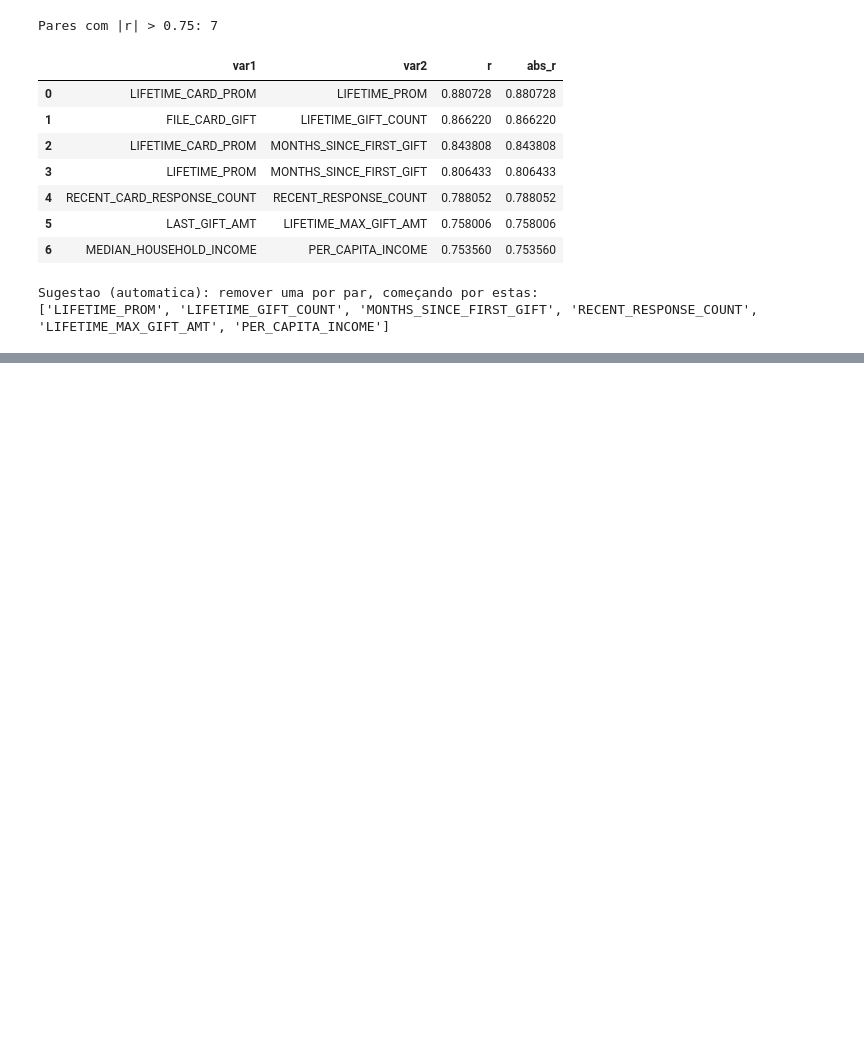
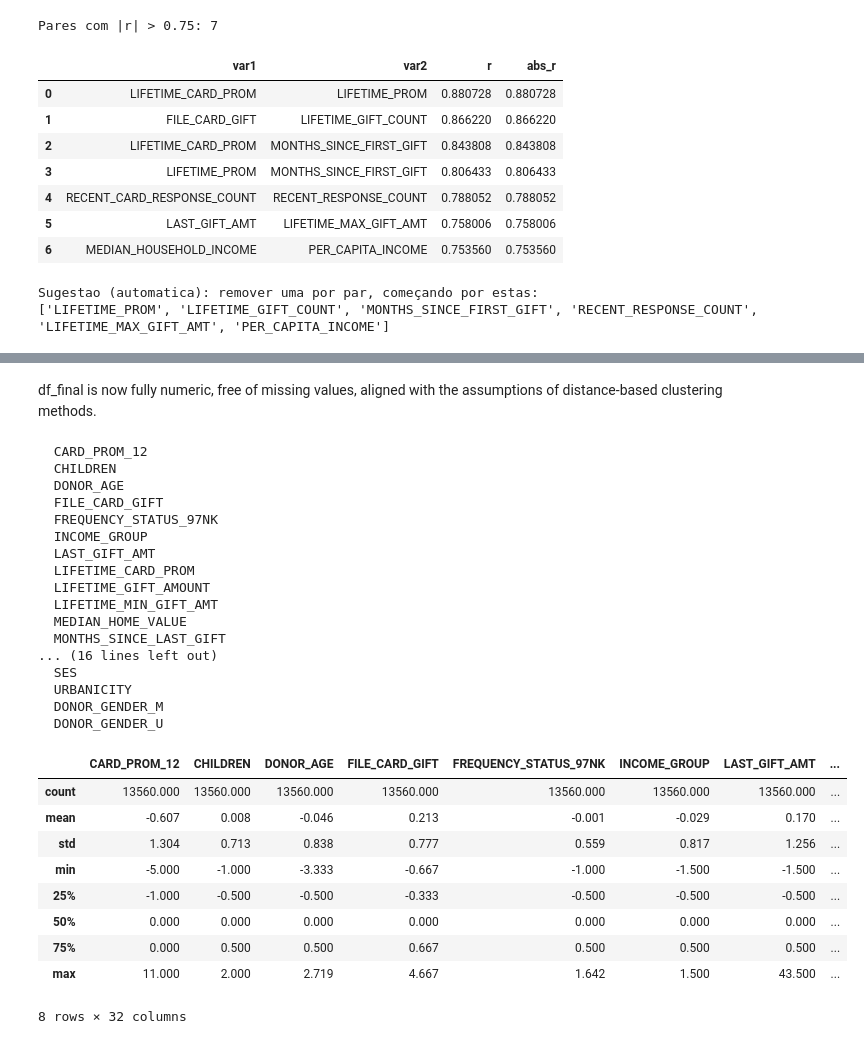
Before and after one commit to iddadobroc/DSML_Group11_Clustering, a Jupyter notebook: DSML_Group11.ipynb, the cells around one changed output, grey strips where cells are left out. Saved outputs shown, nothing was run; the diff lists cells and outputs as text; code cells hidden in the pictures; blank space fills up the shorter version.

Commit message:
Advancements on data pre_processing, sclaed adjustment and robustscaler

```diff
--- a/DSML_Group11.ipynb
+++ b/DSML_Group11.ipynb
@@ -590,0 +643,9 @@ df_current = df6.copy()
+# %%
+num_cols_missing = df_clean.select_dtypes(include='number').columns[df_clean.select_dtypes(include='number').isna().any()]
+
+for col in num_cols_missing:
+    median_val = df_clean[col].median()
+    df_clean[col] = df_clean[col].fillna(median_val)
+
+print(f'Imputed {len(num_cols_missing)} columns with median.')
+print('Missing values remaining:', df_clean.isna().sum().sum())
@@ -590,0 +677,3 @@ df_current = df6.copy()
+# %%
+for col in ['DONOR_GENDER', 'HOME_OWNER', 'RECENCY_STATUS_96NK', 'SES', 'URBANICITY']:
+    print(f'  {col}: {sorted(df_clean[col].dropna().unique())}')
@@ -590,0 +737,14 @@ df_current = df6.copy()
+# %%
+from sklearn.preprocessing import RobustScaler
+
+scaler = RobustScaler()
+
+df_scaled = pd.DataFrame(
+    scaler.fit_transform(df_encoded),
+    index=df_encoded.index,
+    columns=df_encoded.columns
+)
+
+print('Scaled shape:', df_scaled.shape)
+print('\nCentral tendencies after scaling, ~0 ?')
+print(df_scaled.median().round(3).to_string())
@@ -590,0 +769,35 @@ df_current = df6.copy()
+# %% [markdown]
+df_final is now fully numeric, free of missing values, aligned with the assumptions of distance-based clustering methods.
+# %%
+df_final = df_scaled.copy()
+for col in df_final.columns:
+    print(f'  {col}')
+df_final.describe().round(3)
+# %% [output]
+  CARD_PROM_12
+  CHILDREN
+  DONOR_AGE
+  FILE_CARD_GIFT
+  FREQUENCY_STATUS_97NK
+  INCOME_GROUP
+  LAST_GIFT_AMT
+  LIFETIME_CARD_PROM
+  LIFETIME_GIFT_AMOUNT
+  LIFETIME_MIN_GIFT_AMT
+  MEDIAN_HOME_VALUE
+  MONTHS_SINCE_LAST_GIFT
+... (16 lines left out)
+  SES
+  URBANICITY
+  DONOR_GENDER_M
+  DONOR_GENDER_U
+|  | CARD_PROM_12 | CHILDREN | DONOR_AGE | FILE_CARD_GIFT | FREQUENCY_STATUS_97NK | INCOME_GROUP | LAST_GIFT_AMT | ... |
+| count | 13560.000 | 13560.000 | 13560.000 | 13560.000 | 13560.000 | 13560.000 | 13560.000 | ... |
+| mean | -0.607 | 0.008 | -0.046 | 0.213 | -0.001 | -0.029 | 0.170 | ... |
+| std | 1.304 | 0.713 | 0.838 | 0.777 | 0.559 | 0.817 | 1.256 | ... |
+| min | -5.000 | -1.000 | -3.333 | -0.667 | -1.000 | -1.500 | -1.500 | ... |
+| 25% | -1.000 | -0.500 | -0.500 | -0.333 | -0.500 | -0.500 | -0.500 | ... |
+| 50% | 0.000 | 0.000 | 0.000 | 0.000 | 0.000 | 0.000 | 0.000 | ... |
+| 75% | 0.000 | 0.500 | 0.500 | 0.667 | 0.500 | 0.500 | 0.500 | ... |
+| max | 11.000 | 2.000 | 2.719 | 4.667 | 1.642 | 1.500 | 43.500 | ... |
+8 rows × 32 columns
```
Also changed, not shown: parts of 15 cells of this notebook.
